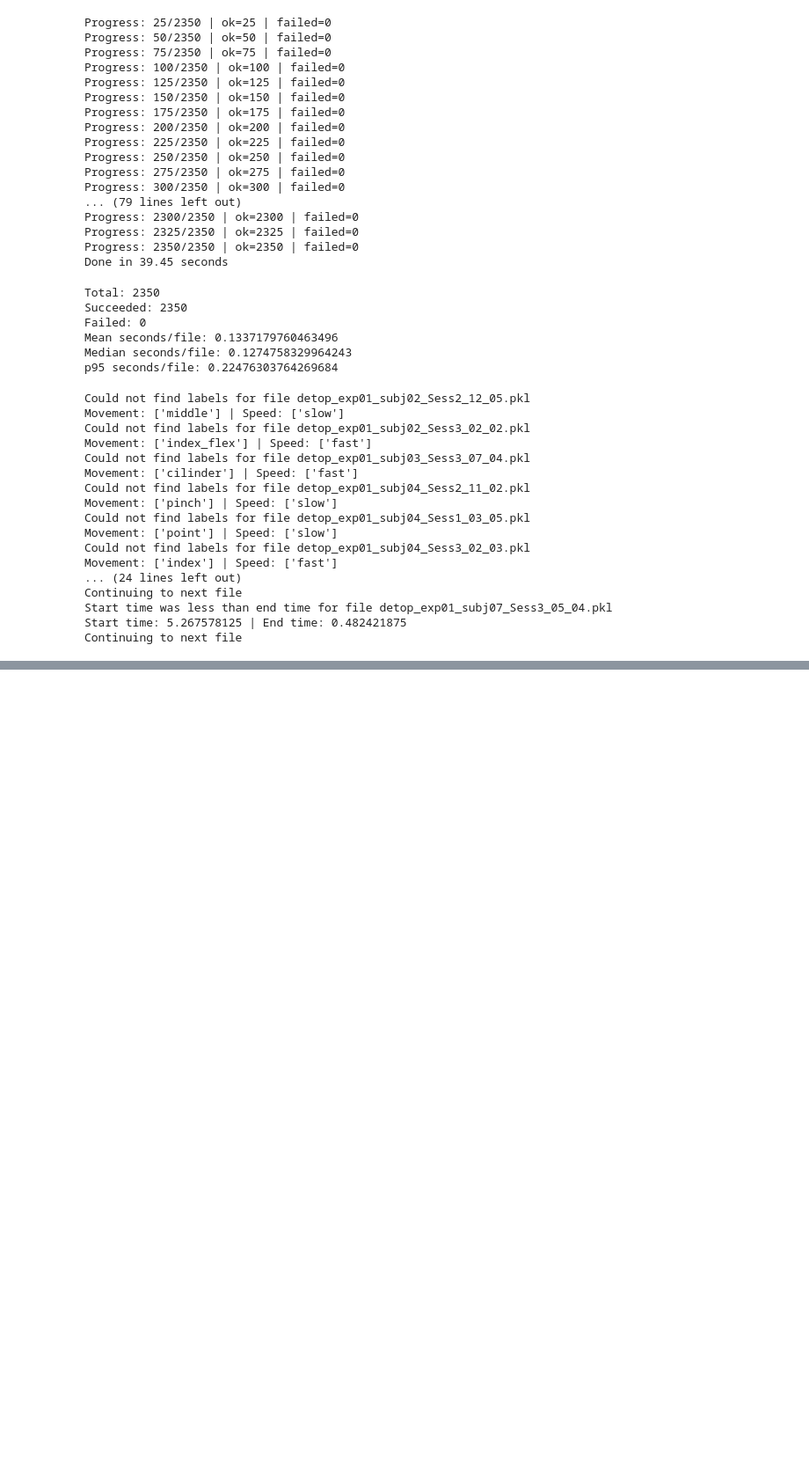
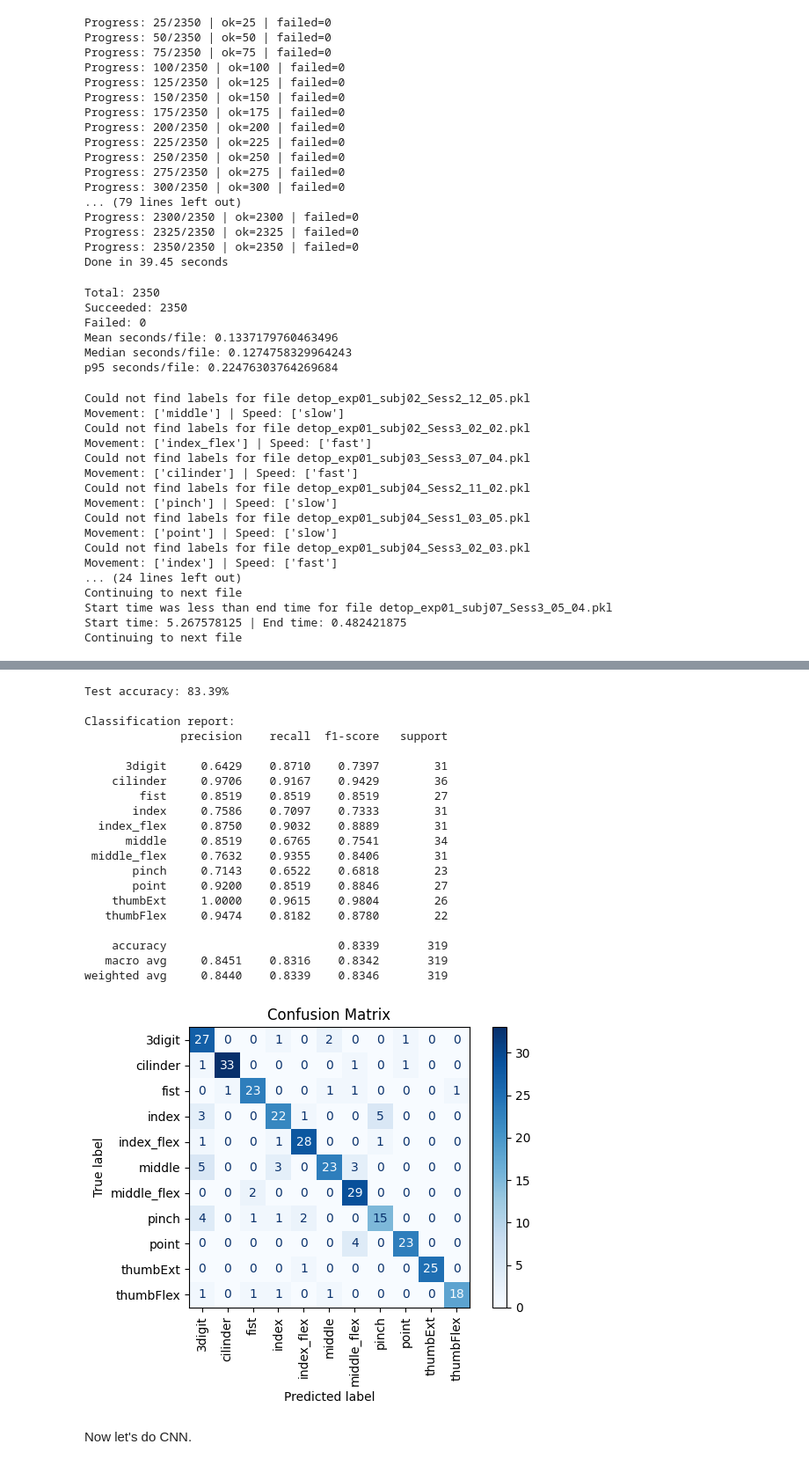
Before and after one commit to ConnorIrvine/Gesture-Recognition, a Jupyter notebook: dataset_cleaning/data_analysis.ipynb, the cells around one changed output, grey strips where cells are left out. Shown: that part at 88% size. Saved outputs shown, nothing was run; the diff lists cells and outputs as text; code cells hidden in the pictures; blank space fills up the shorter version.

```diff
--- a/dataset_cleaning/data_analysis.ipynb
+++ b/dataset_cleaning/data_analysis.ipynb
@@ -602,0 +618,78 @@ print(f"Accuracy (Score Method): {test_accuracy_score_method:.4f}")
+# %%
+from sklearn.svm import LinearSVC, SVC
+from sklearn.metrics import (
+    accuracy_score,
+    classification_report,
+    ConfusionMatrixDisplay,
+)
+import matplotlib.pyplot as plt
+
+# set up X, y test / train split
+dataset = df
+X_train, X_test, y_train, y_test = train_test_split(dataset['windows_feature'], dataset['movement'], test_size=0.2, random_state=42)
+
+# reshape
+X_train_svm, y_train = reshape_data(X_train, y_train)
+X_test_svm, y_test = reshape_data(X_test, y_test)
+
+# scaling
+scaler = StandardScaler()
+X_train_scaled = scaler.fit_transform(X_train_svm)
+X_train_scaled = scaler.transform(X_train_svm)
+X_test_scaled = scaler.transform(X_test_svm)
+
+# clf = LinearSVC(C=1.0, class_weight="balanced", max_iter=20000, random_state=0)
+clf = SVC(C=10.0, kernel="rbf", gamma="scale", class_weight="balanced")
+clf.fit(X_train_scaled, y_train)
+y_pred = clf.predict(X_test_scaled)
+
+acc = accuracy_score(y_test, y_pred)
+print(f"Test accuracy: {acc*100:.2f}%")
+print("\nClassification report:")
+print(classification_report(y_test, y_pred, digits=4))
+
+# Nice confusion matrix plot with labels + colorbar legend
+# after ConfusionMatrixDisplay.from_predictions(...)
+disp = ConfusionMatrixDisplay.from_predictions(
+    y_test,
+    y_pred,
+    display_labels=clf.classes_,
+    cmap="Blues",
+    normalize=None,
+    values_format="d",
+    colorbar=True,
+)
+
+# Rotate the x-axis (bottom) tick labels vertical
+ax = disp.ax_
+plt.setp(ax.get_xticklabels(), rotation=90, ha="center", va="top")
+
+plt.title("Confusion Matrix")
+plt.xlabel("Predicted label")
+plt.ylabel("True label")
+plt.tight_layout()
+plt.show()
+# %% [output]
+Test accuracy: 83.39%
+
+Classification report:
+              precision    recall  f1-score   support
+
+      3digit     0.6429    0.8710    0.7397        31
+    cilinder     0.9706    0.9167    0.9429        36
+        fist     0.8519    0.8519    0.8519        27
+       index     0.7586    0.7097    0.7333        31
+  index_flex     0.8750    0.9032    0.8889        31
+      middle     0.8519    0.6765    0.7541        34
+ middle_flex     0.7632    0.9355    0.8406        31
+       pinch     0.7143    0.6522    0.6818        23
+       point     0.9200    0.8519    0.8846        27
+    thumbExt     1.0000    0.9615    0.9804        26
+   thumbFlex     0.9474    0.8182    0.8780        22
+
+    accuracy                         0.8339       319
+   macro avg     0.8451    0.8316    0.8342       319
+weighted avg     0.8440    0.8339    0.8346       319
+[figure, added]
+# %% [markdown]
+Now let's do CNN.
```
Also changed, not shown: parts of 7 cells of this notebook.
